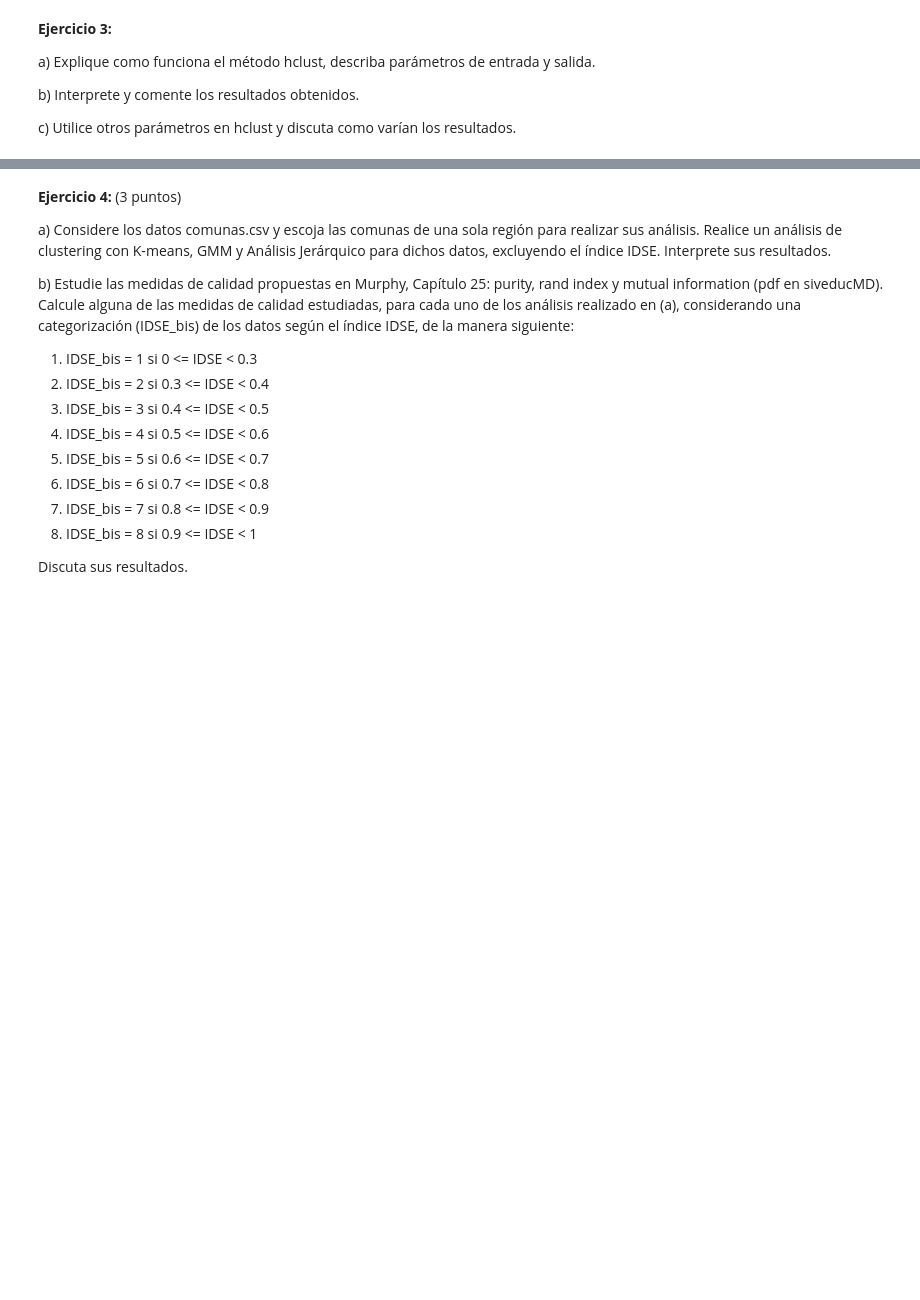
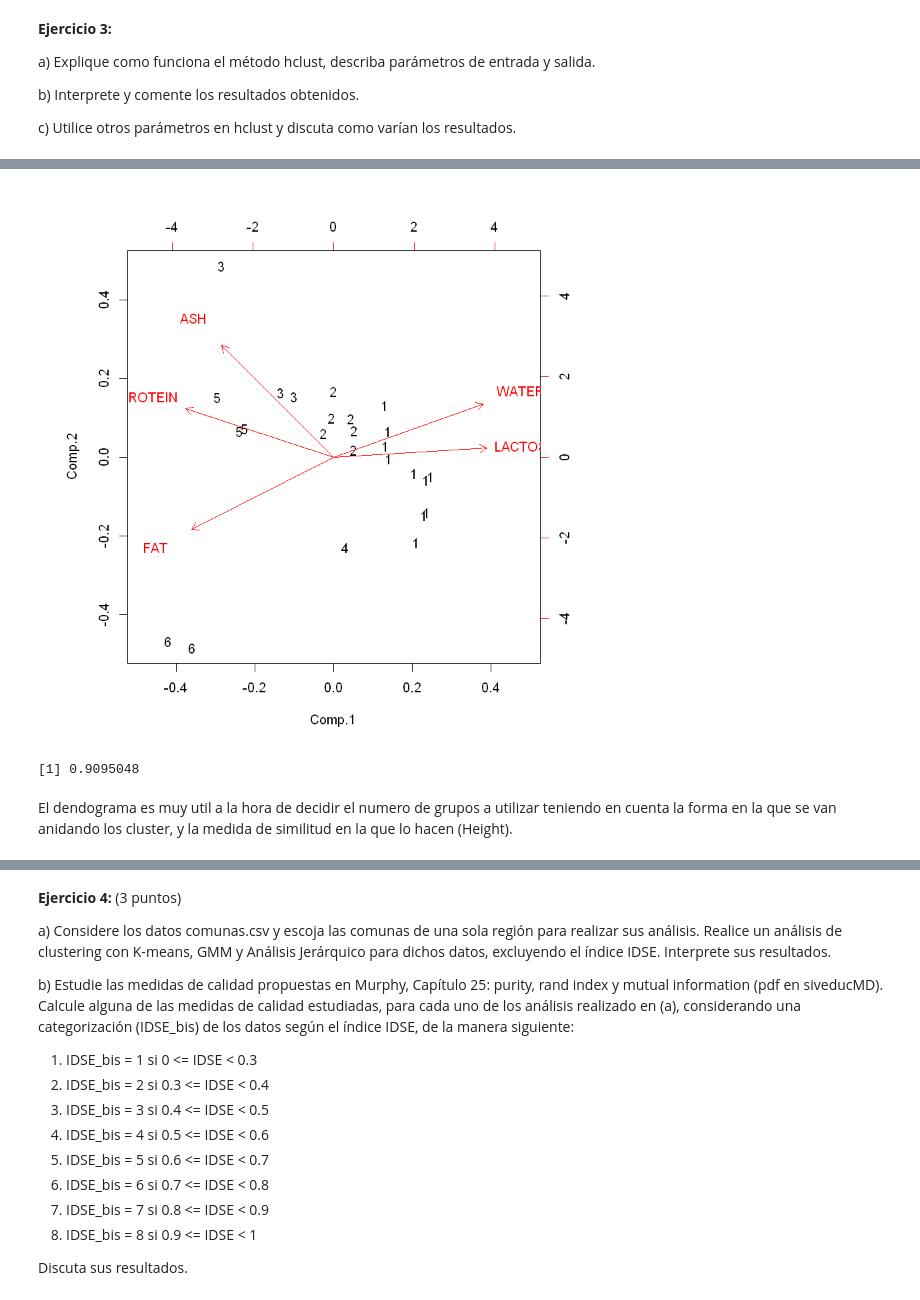
Before and after one commit to ReinaldoBustamante/Analisis-de-datos, a Jupyter notebook: GMM/Clustering_Notebook2.ipynb, the cells around one changed output, grey strips where cells are left out. Drawn from its saved outputs; the diff is of its cells as text; code cells hidden in the pictures; blank space fills up the shorter version.

```diff
--- a/GMM/Clustering_Notebook2.ipynb
+++ b/GMM/Clustering_Notebook2.ipynb
@@ -196,0 +264,10 @@ c) Utilice otros parámetros en hclust y discuta como varían los resultados.
+# %%
+biplot(res, xlabs= cutree(res3,6))
+# %% [output]
+[figure, added]
+# %%
+cor(x = dist(datos), cophenetic(res3))
+# %% [output]
+[1] 0.9095048
+# %% [markdown]
+El dendograma es muy util a la hora de decidir el numero de grupos a utilizar teniendo en cuenta la forma en la que se van anidando los cluster, y la medida de similitud en la que lo hacen (Height).
```
Also changed, not shown: parts of 40 cells of this notebook.
